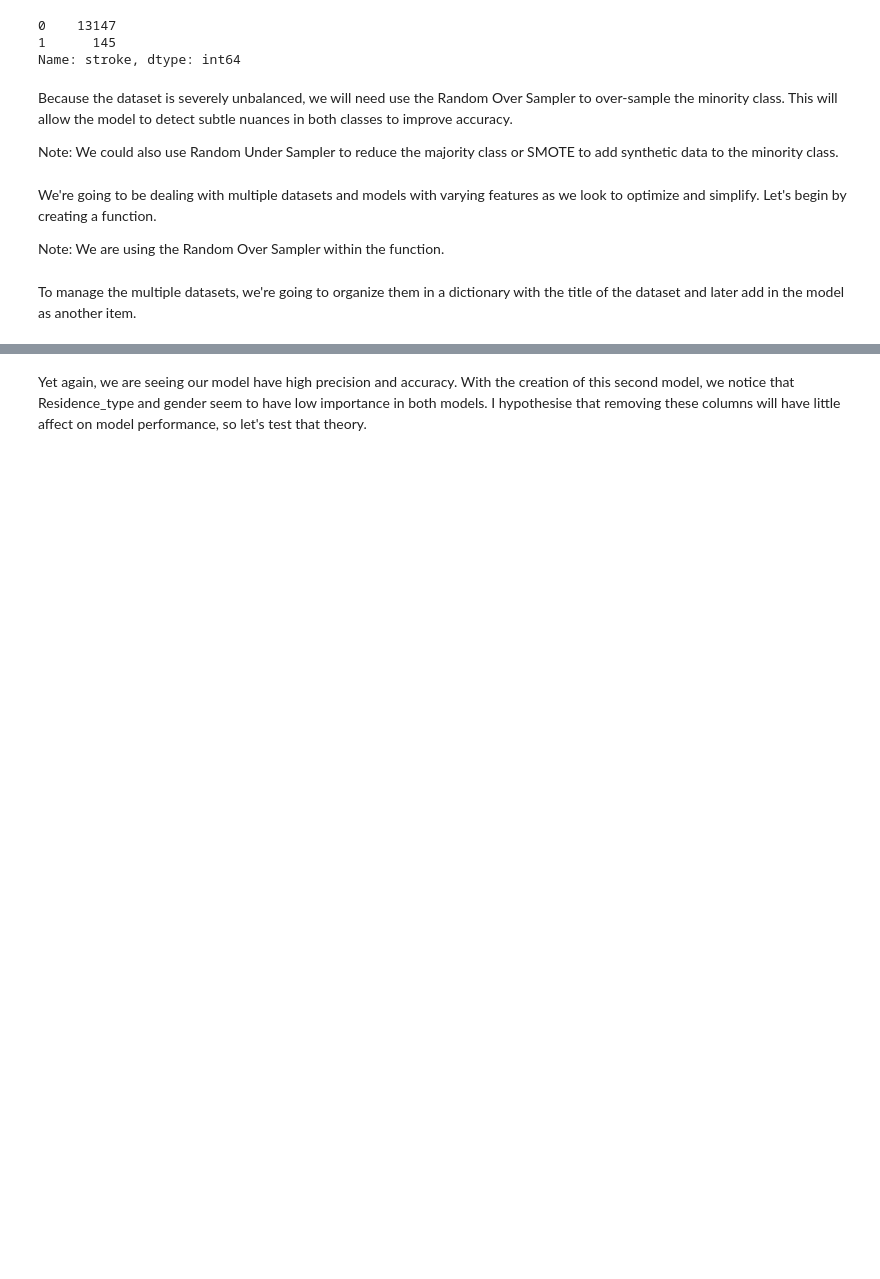
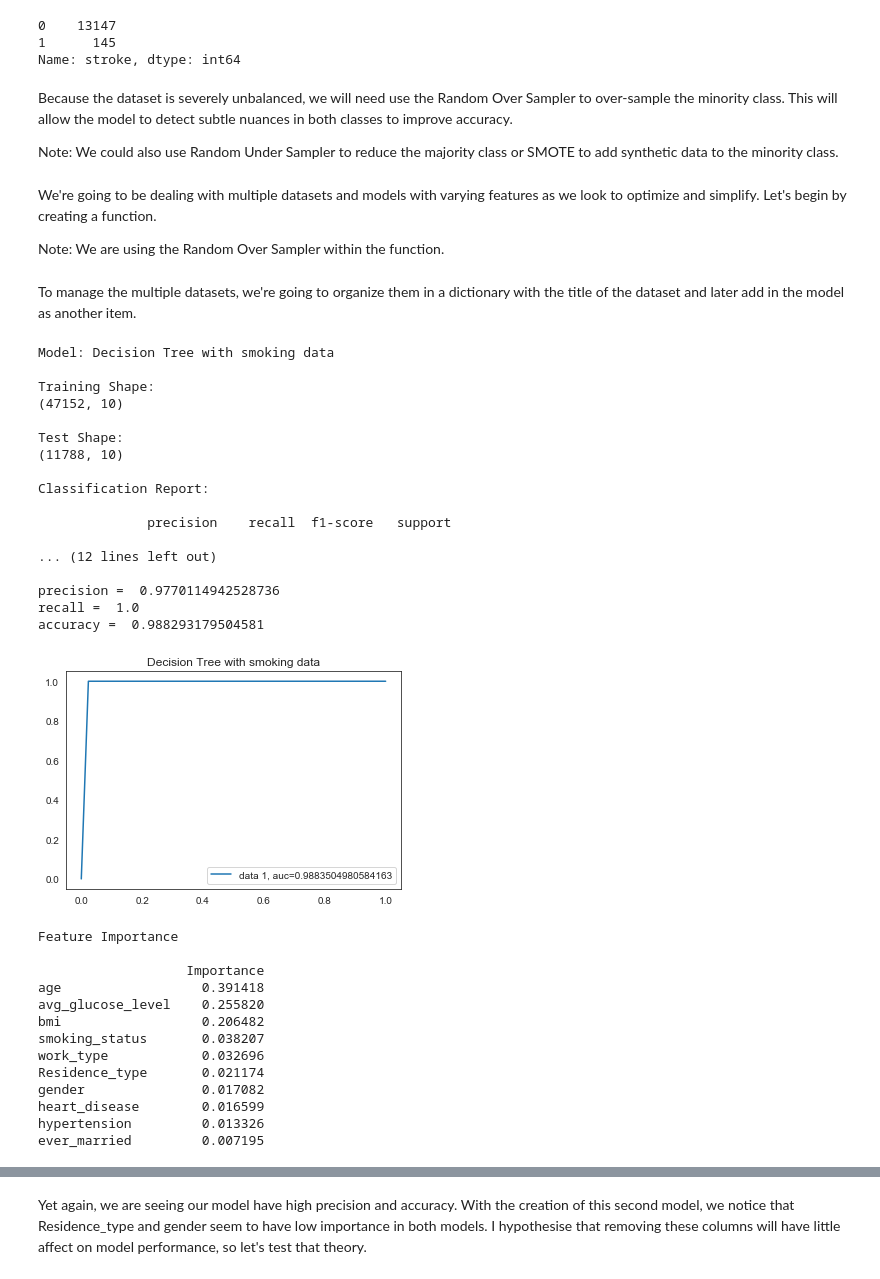
Before and after one commit to westontscott/Thinkful_Drills, a Jupyter notebook: Stroke_Analysis_Capstone.ipynb, the cells around one changed output, grey strips where cells are left out. Cells and saved outputs as stored; diff of their text form; code cells hidden in the pictures; blank space fills up the shorter version.

```diff
--- a/Stroke_Analysis_Capstone.ipynb
+++ b/Stroke_Analysis_Capstone.ipynb
@@ -246,5 +263,39 @@ To manage the multiple datasets, we're going to organize them in a dictionary wi
 # %%
 #Creating a label for our first entry in the dictionary
-mlbl = 'with_smoke_data'
-mdl = {}
+mlbl = 'Decision Tree with smoking data'
+
+#Setting the trained model to its corresponding label
+model_repo[mlbl] = build_model(dtree, df_with_smoke_data, mlbl)
+# %% [output]
+Model: Decision Tree with smoking data
+
+Training Shape:
+(47152, 10)
+
+Test Shape:
+(11788, 10)
+
+Classification Report:
+
+              precision    recall  f1-score   support
+
+... (12 lines left out)
+
+precision =  0.9770114942528736
+recall =  1.0
+accuracy =  0.988293179504581
+[figure, added]
+Feature Importance
+
+                   Importance
+age                  0.391418
+avg_glucose_level    0.255820
+bmi                  0.206482
+smoking_status       0.038207
+work_type            0.032696
+Residence_type       0.021174
+gender               0.017082
+heart_disease        0.016599
+hypertension         0.013326
+ever_married         0.007195
 # %%
```
Also changed, not shown: parts of 17 cells of this notebook.
